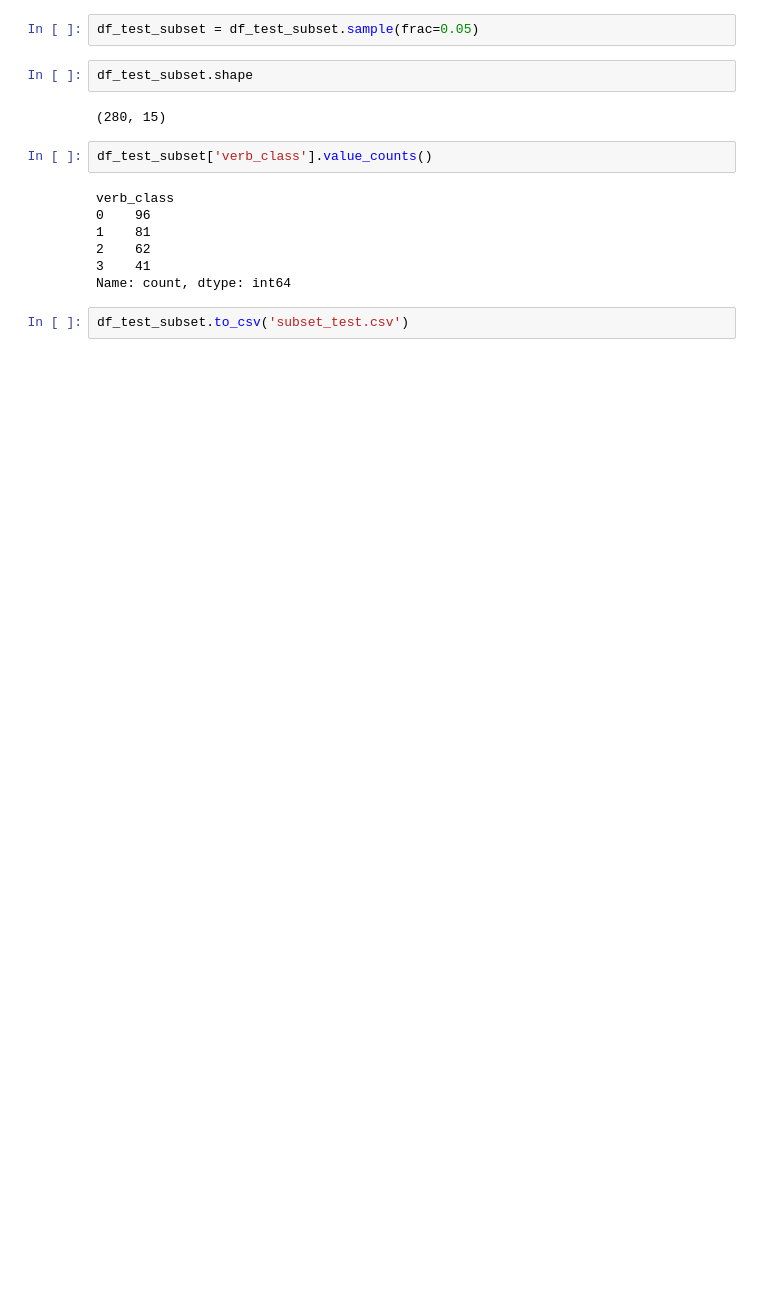
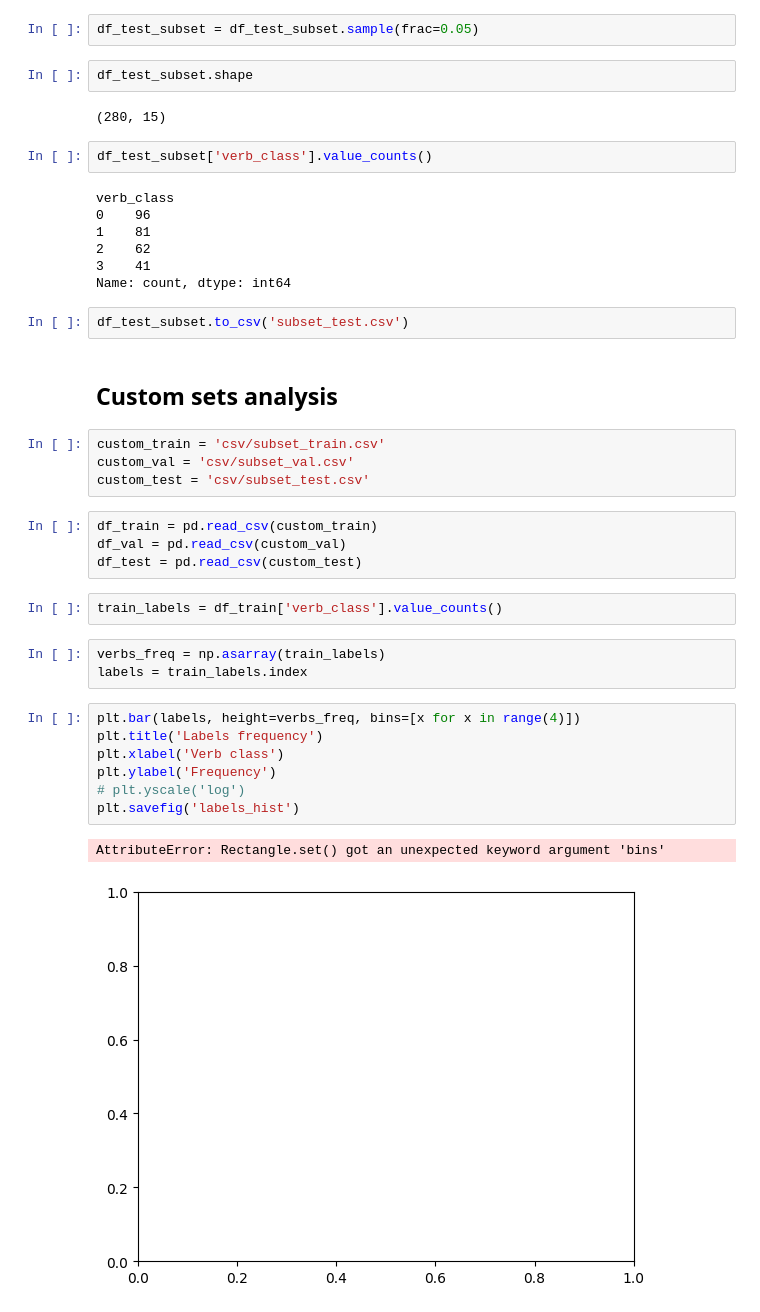
Before and after one commit to oriolmp/TFG, a Jupyter notebook: notebooks/Dataset Management.ipynb, the cells around one changed output. Saved outputs shown, nothing was run; the diff lists cells and outputs as text; blank space fills up the shorter version.

```diff
--- a/notebooks/Dataset Management.ipynb
+++ b/notebooks/Dataset Management.ipynb
@@ -254,3 +205,28 @@ verb_class
 Name: count, dtype: int64
 # %%
 df_test_subset.to_csv('subset_test.csv')
+# %% [markdown]
+## Custom sets analysis
+# %%
+custom_train = 'csv/subset_train.csv'
+custom_val = 'csv/subset_val.csv'
+custom_test = 'csv/subset_test.csv'
+# %%
+df_train = pd.read_csv(custom_train)
+df_val = pd.read_csv(custom_val)
+df_test = pd.read_csv(custom_test)
+# %%
+train_labels = df_train['verb_class'].value_counts()
+# %%
+verbs_freq = np.asarray(train_labels)
+labels = train_labels.index
+# %%
+plt.bar(labels, height=verbs_freq, bins=[x for x in range(4)])
+plt.title('Labels frequency')
+plt.xlabel('Verb class')
+plt.ylabel('Frequency')
+# plt.yscale('log')
+plt.savefig('labels_hist')
+# %% [output]
+AttributeError: Rectangle.set() got an unexpected keyword argument 'bins'
+[figure, added]
```
Also changed, not shown: parts of 18 cells of this notebook, 11 other files.
